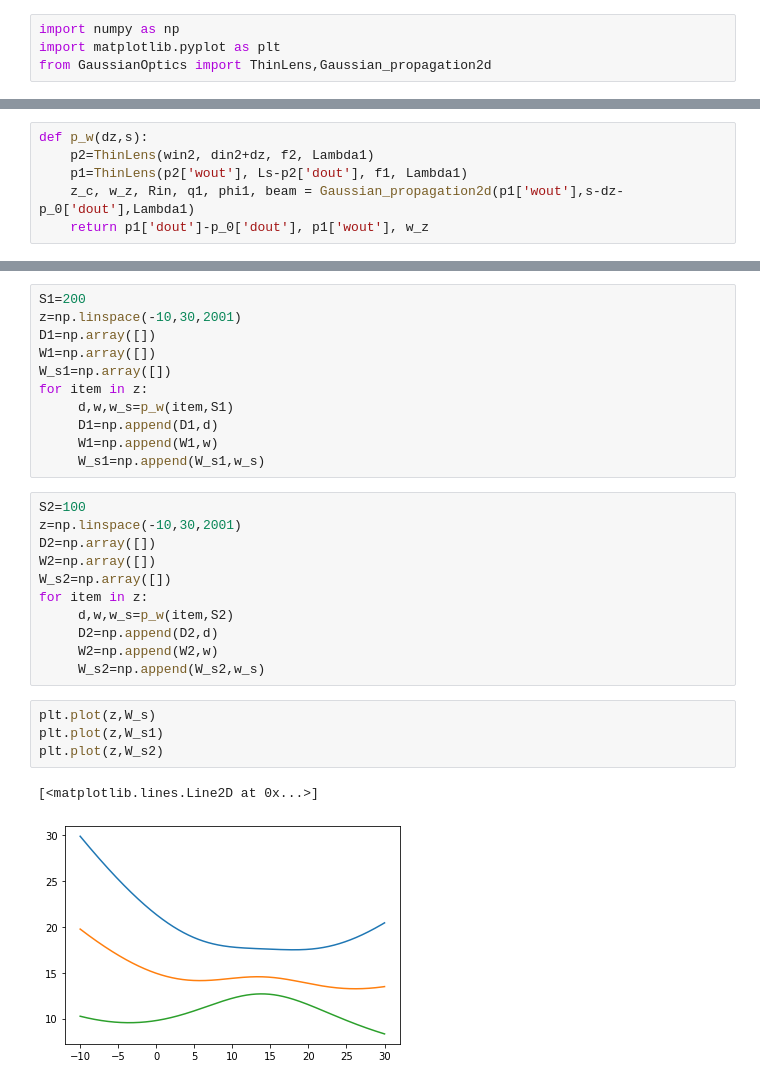
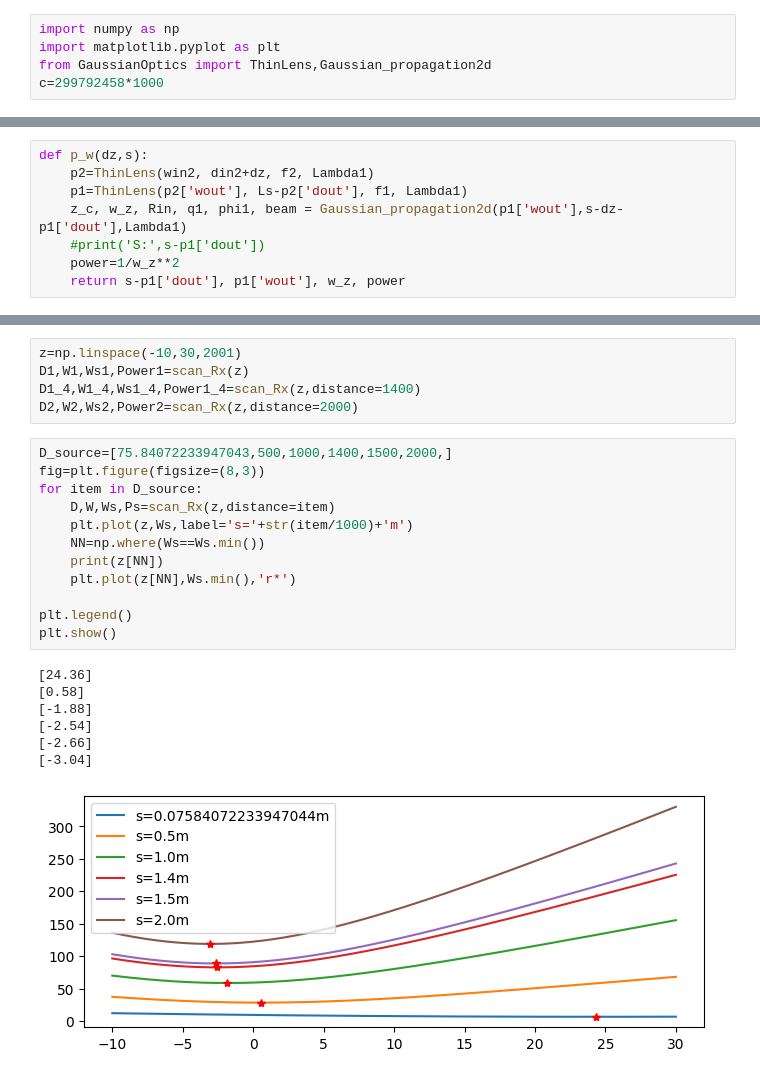
Before and after one commit to XiaodongRencologne/GaussianOptics, a Jupyter notebook: CHAMP_Test.ipynb, the cells around one changed output, grey strips where cells are left out. Saved outputs shown, nothing was run; the diff lists cells and outputs as text.

```diff
--- a/CHAMP_Test.ipynb
+++ b/CHAMP_Test.ipynb
@@ -2,5 +2,6 @@
 import numpy as np
 import matplotlib.pyplot as plt
 from GaussianOptics import ThinLens,Gaussian_propagation2d
+c=299792458*1000
 # %%
 '''CHAMP informations'''
@@ -18,6 +21,8 @@ Ls=din1+p['dout']
 def p_w(dz,s):
     p2=ThinLens(win2, din2+dz, f2, Lambda1)
     p1=ThinLens(p2['wout'], Ls-p2['dout'], f1, Lambda1)
-    z_c, w_z, Rin, q1, phi1, beam = Gaussian_propagation2d(p1['wout'],s-dz-p_0['dout'],Lambda1)
-    return p1['dout']-p_0['dout'], p1['wout'], w_z
+    z_c, w_z, Rin, q1, phi1, beam = Gaussian_propagation2d(p1['wout'],s-dz-p1['dout'],Lambda1)
+    #print('S:',s-p1['dout'])
+    power=1/w_z**2
+    return s-p1['dout'], p1['wout'], w_z, power
 # %%
@@ -35,29 +42,25 @@ for item in z:
-# %%
-S1=200
-z=np.linspace(-10,30,2001)
-D1=np.array([])
-W1=np.array([])
-W_s1=np.array([])
-for item in z:
-     d,w,w_s=p_w(item,S1)
-     D1=np.append(D1,d)
-     W1=np.append(W1,w)
-     W_s1=np.append(W_s1,w_s)
-# %%
-S2=100
-z=np.linspace(-10,30,2001)
-D2=np.array([])
-W2=np.array([])
-W_s2=np.array([])
-for item in z:
-     d,w,w_s=p_w(item,S2)
-     D2=np.append(D2,d)
-     W2=np.append(W2,w)
-     W_s2=np.append(W_s2,w_s)
-# %%
-plt.plot(z,W_s)
-plt.plot(z,W_s1)
-plt.plot(z,W_s2)
-# %% [output]
-[<matplotlib.lines.Line2D at 0x...>]
-[figure, removed]
+# %%
+z=np.linspace(-10,30,2001)
+D1,W1,Ws1,Power1=scan_Rx(z)
+D1_4,W1_4,Ws1_4,Power1_4=scan_Rx(z,distance=1400)
+D2,W2,Ws2,Power2=scan_Rx(z,distance=2000)
+# %%
+D_source=[75.84072233947043,500,1000,1400,1500,2000,]
+fig=plt.figure(figsize=(8,3))
+for item in D_source:
+    D,W,Ws,Ps=scan_Rx(z,distance=item)
+    plt.plot(z,Ws,label='s='+str(item/1000)+'m')
+    NN=np.where(Ws==Ws.min())
+    print(z[NN])
+    plt.plot(z[NN],Ws.min(),'r*')
+
+plt.legend()
+plt.show()
+# %% [output]
+[24.36]
+[0.58]
+[-1.88]
+[-2.54]
+[-2.66]
+[-3.04]
+[figure, added]
```
Also changed, not shown: parts of 5 cells of this notebook.
